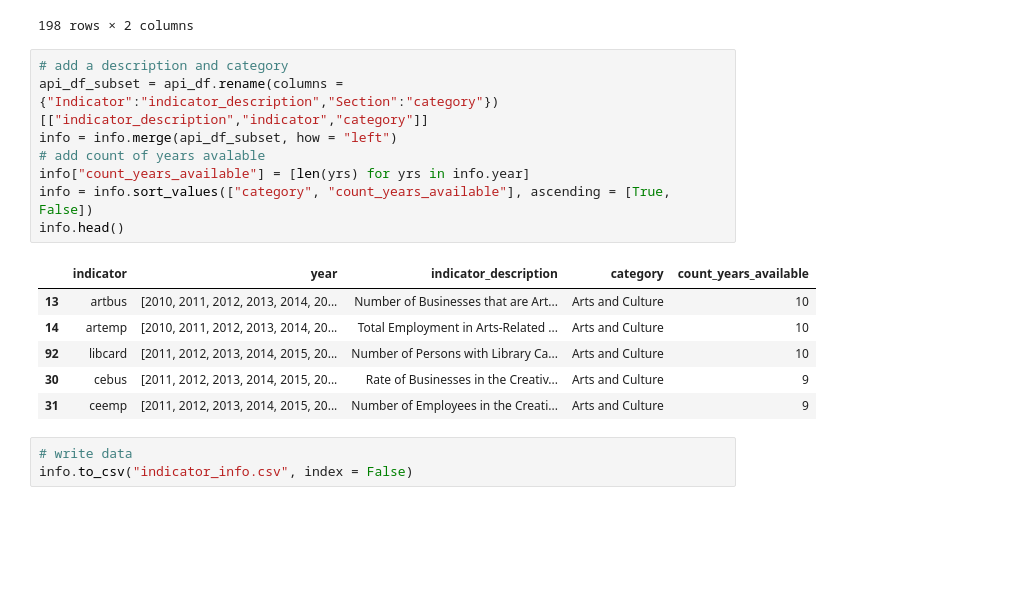
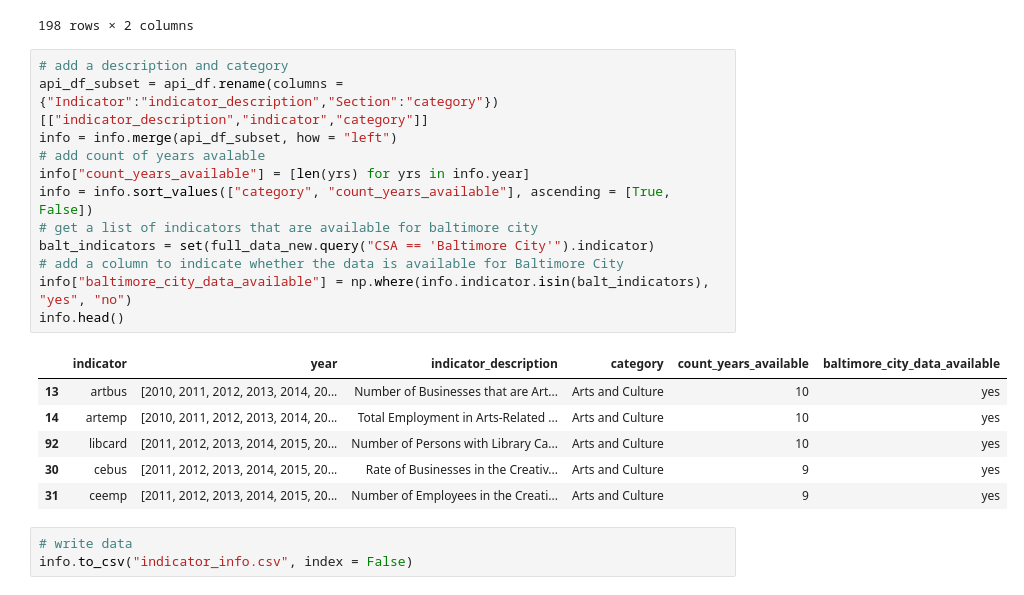
Before and after one commit to ejf78/cdc_vitalsigns, a Jupyter notebook: Vital_Signs_Data_Supplement.ipynb, the cells around one changed output. Drawn from its saved outputs; the diff is of its cells as text; blank space fills up the shorter version.

```diff
--- a/Vital_Signs_Data_Supplement.ipynb
+++ b/Vital_Signs_Data_Supplement.ipynb
@@ -421,18 +329,22 @@ info
 # %%
 # add a description and category
 api_df_subset = api_df.rename(columns = {"Indicator":"indicator_description","Section":"category"})[["indicator_description","indicator","category"]]
 info = info.merge(api_df_subset, how = "left")
 # add count of years avalable
 info["count_years_available"] = [len(yrs) for yrs in info.year]
 info = info.sort_values(["category", "count_years_available"], ascending = [True, False])
+# get a list of indicators that are available for baltimore city
+balt_indicators = set(full_data_new.query("CSA == 'Baltimore City'").indicator)
+# add a column to indicate whether the data is available for Baltimore City
+info["baltimore_city_data_available"] = np.where(info.indicator.isin(balt_indicators), "yes", "no")
 info.head()
 # %% [output]
-|  | indicator | year | indicator_description | category | count_years_available |
-| 13 | artbus | [2010, 2011, 2012, 2013, 2014, 20... | Number of Businesses that are Art... | Arts and Culture | 10 |
-| 14 | artemp | [2010, 2011, 2012, 2013, 2014, 20... | Total Employment in Arts-Related ... | Arts and Culture | 10 |
-| 92 | libcard | [2011, 2012, 2013, 2014, 2015, 20... | Number of Persons with Library Ca... | Arts and Culture | 10 |
-| 30 | cebus | [2011, 2012, 2013, 2014, 2015, 20... | Rate of Businesses in the Creativ... | Arts and Culture | 9 |
-| 31 | ceemp | [2011, 2012, 2013, 2014, 2015, 20... | Number of Employees in the Creati... | Arts and Culture | 9 |
+|  | indicator | year | indicator_description | category | count_years_available | baltimore_city_data_available |
+| 13 | artbus | [2010, 2011, 2012, 2013, 2014, 20... | Number of Businesses that are Art... | Arts and Culture | 10 | yes |
+| 14 | artemp | [2010, 2011, 2012, 2013, 2014, 20... | Total Employment in Arts-Related ... | Arts and Culture | 10 | yes |
+| 92 | libcard | [2011, 2012, 2013, 2014, 2015, 20... | Number of Persons with Library Ca... | Arts and Culture | 10 | yes |
+| 30 | cebus | [2011, 2012, 2013, 2014, 2015, 20... | Rate of Businesses in the Creativ... | Arts and Culture | 9 | yes |
+| 31 | ceemp | [2011, 2012, 2013, 2014, 2015, 20... | Number of Employees in the Creati... | Arts and Culture | 9 | yes |
 # %%
 # write data
 info.to_csv("indicator_info.csv", index = False)
```
Also changed, not shown: parts of 12 cells of this notebook.
